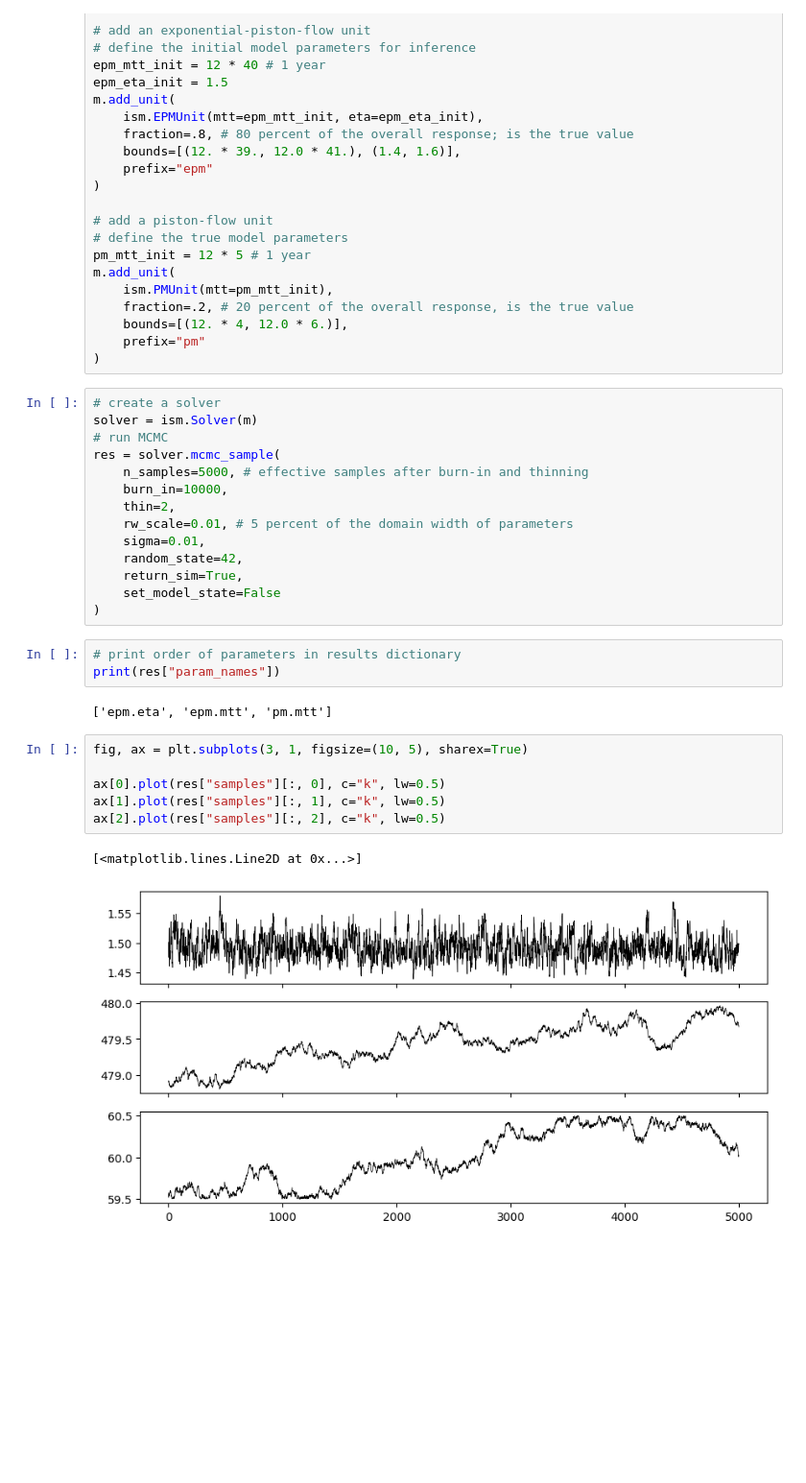
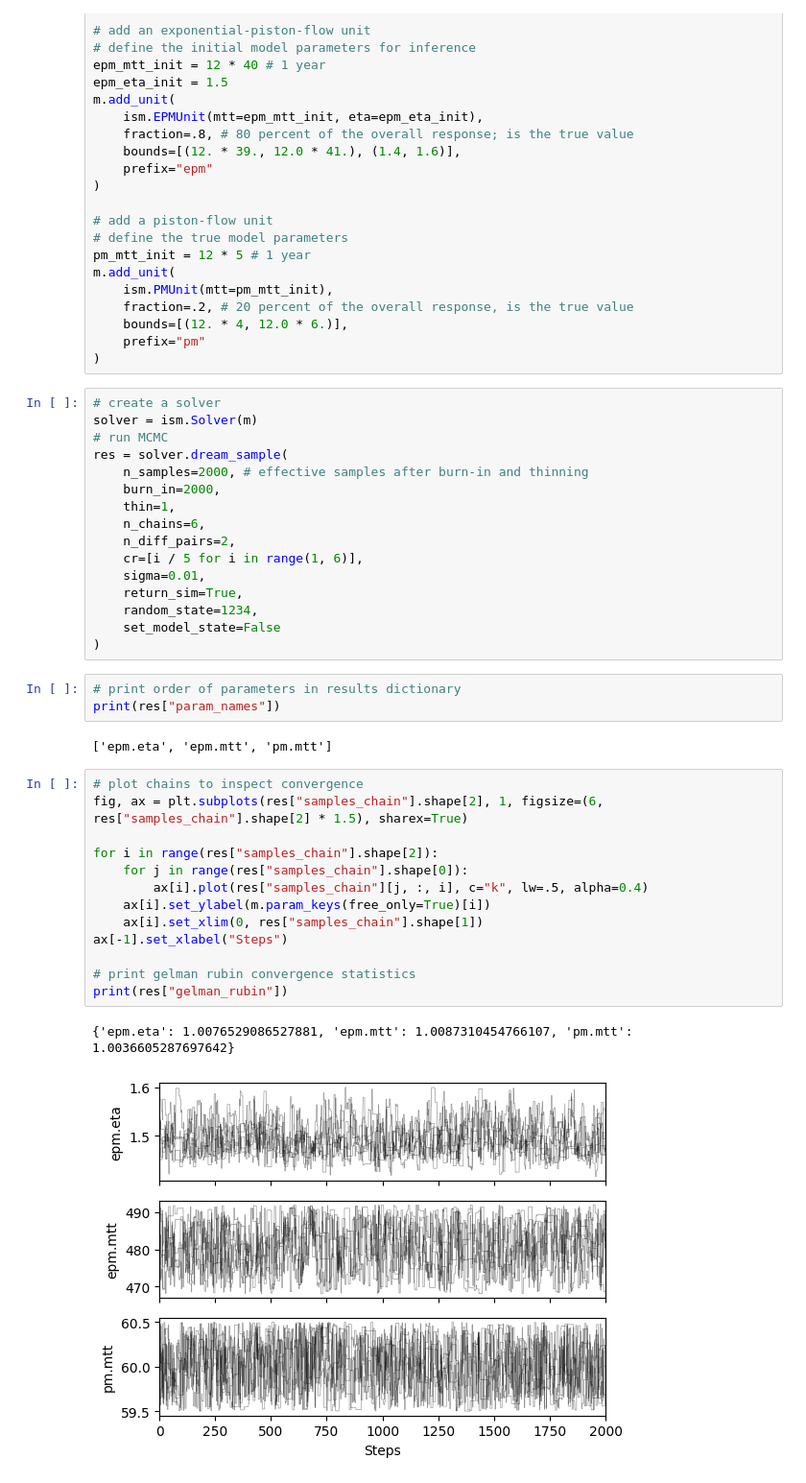
Before and after one commit to iGW-TU-Dresden/PyTracerLab, a Jupyter notebook: docs/examples/example_02.ipynb, the cells around one changed output. Shown at 96% size. Saved outputs shown, nothing was run; the diff lists cells and outputs as text; blank space fills up the shorter version.

```diff
--- a/docs/examples/example_02.ipynb
+++ b/docs/examples/example_02.ipynb
@@ -132,14 +132,16 @@ m.add_unit(
 # create a solver
 solver = ism.Solver(m)
 # run MCMC
-res = solver.mcmc_sample(
-    n_samples=5000, # effective samples after burn-in and thinning
-    burn_in=10000,
-    thin=2,
-    rw_scale=0.01, # 5 percent of the domain width of parameters
+res = solver.dream_sample(
+    n_samples=2000, # effective samples after burn-in and thinning
+    burn_in=2000,
+    thin=1,
+    n_chains=6,
+    n_diff_pairs=2,
+    cr=[i / 5 for i in range(1, 6)],
     sigma=0.01,
-    random_state=42,
     return_sim=True,
+    random_state=1234,
     set_model_state=False
 )
 # %%
@@ -147,15 +149,22 @@ res = solver.mcmc_sample(
 print(res["param_names"])
 # %% [output]
 ['epm.eta', 'epm.mtt', 'pm.mtt']
-# %%
-fig, ax = plt.subplots(3, 1, figsize=(10, 5), sharex=True)
-
-ax[0].plot(res["samples"][:, 0], c="k", lw=0.5)
-ax[1].plot(res["samples"][:, 1], c="k", lw=0.5)
-ax[2].plot(res["samples"][:, 2], c="k", lw=0.5)
-# %% [output]
-[<matplotlib.lines.Line2D at 0x...>]
-[figure, removed]
+# %%
+# plot chains to inspect convergence
+fig, ax = plt.subplots(res["samples_chain"].shape[2], 1, figsize=(6, res["samples_chain"].shape[2] * 1.5), sharex=True)
+
+for i in range(res["samples_chain"].shape[2]):
+    for j in range(res["samples_chain"].shape[0]):
+        ax[i].plot(res["samples_chain"][j, :, i], c="k", lw=.5, alpha=0.4)
+    ax[i].set_ylabel(m.param_keys(free_only=True)[i])
+    ax[i].set_xlim(0, res["samples_chain"].shape[1])
+ax[-1].set_xlabel("Steps")
+
+# print gelman rubin convergence statistics
+print(res["gelman_rubin"])
+# %% [output]
+{'epm.eta': 1.0076529086527881, 'epm.mtt': 1.0087310454766107, 'pm.mtt': 1.0036605287697642}
+[figure, added]
 # %%
 # define true parameters
 epm_mtt_true = 12 * 40 # 40 years
```
Also changed, not shown: parts of 3 cells of this notebook, 4 other files.
